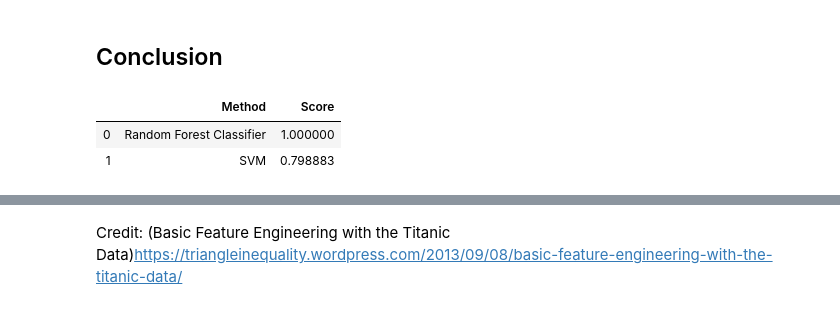
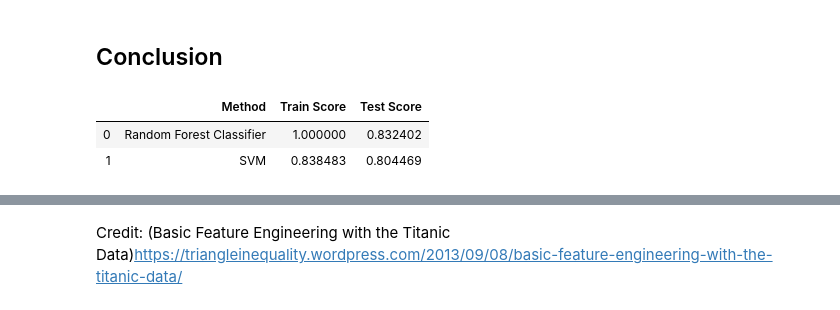
Before and after one commit to mmohseni1/Titanic_ML_Project, a Jupyter notebook: titanic_ml_project.ipynb, the cells around one changed output, grey strips where cells are left out. Cells and saved outputs as stored; diff of their text form; code cells hidden in the pictures.

```diff
--- a/titanic_ml_project.ipynb
+++ b/titanic_ml_project.ipynb
@@ -339,18 +336,24 @@ X_train_num = x_train.select_dtypes(include=[np.number])
 # numeric attributes
 num_attributes = list(X_train_num)
 
-# categorical attribute
-cat_attributes = ["Sex"]
+# categorical attributes
+cat_attributes = ["Sex","Title","Embarked"]
 
 # pipeline for the numeric attributes
 num_pipeline = Pipeline([
-        ('imputer', SimpleImputer(strategy="median")), #fill the missing values with the median value of total bed room column
+        ('imputer1', SimpleImputer(strategy="median")), #fill the missing values with the median value
         ('std_scaler', StandardScaler())
+    ])
+
+# pipeline for the categorical attributes
+cat_pipeline = Pipeline([
+        ('imputer2', SimpleImputer(strategy="most_frequent")), #fill the missing values with the most frequent (mode) value
+        ('one_hot', OneHotEncoder())
     ])
 
 full_pipeline = ColumnTransformer([
         ("num_pipeline", num_pipeline, num_attributes),
-        ("cat_pipeline", OneHotEncoder(), cat_attributes)
+        ("cat_pipeline", cat_pipeline, cat_attributes)
     ])
 
 x_train_prepared = full_pipeline.fit_transform(x_train)
@@ -380,10 +383,7 @@ def build_random_forest_classifier(x_train, y_train):
 from sklearn.metrics import accuracy_score
 
 rnd_clf_model = build_random_forest_classifier(x_train_prepared, y_train)
-
 x_train_predictions = rnd_clf_model.predict(x_train_prepared)
-
-acc_rnd = accuracy_score(y_train, x_train_predictions)
-
-print("Ans: The accuracy score on the train set is %.4f" % acc_rnd)
+acc_train_rnd = accuracy_score(y_train, x_train_predictions)
+print("Ans: The accuracy score on the train set is %.4f" % acc_train_rnd)
 # %% [output]
@@ -395,6 +395,6 @@ The training set is overfitting the training data. The reason is that Decision T
 #test
 x_test_prepared = full_pipeline.fit_transform(x_test)
 y_pred_rf = rnd_clf_model.predict(x_test_prepared)
-
-print("Ans: The accuracy score on the test set is %.4f" % accuracy_score(y_test, y_pred_rf))
+acc_test_rnd = accuracy_score(y_test, y_pred_rf)
+print("Ans: The accuracy score on the test set is %.4f" % acc_test_rnd)
 # %% [output]
@@ -435,7 +437,11 @@ grid_search.best_params_
 # %%
 best_svm_clf = LinearSVC(penalty="l1", dual=False, tol=1e-3)
 best_svm_clf.fit(x_train_prepared, y_train)
+y_pred_svm = best_svm_clf.predict(x_train_prepared)
+acc_train_svm = accuracy_score(y_train, y_pred_svm)
+print("Ans: The accuracy score on the train set is %.4f" % acc_train_svm)
+
 y_pred_svm = best_svm_clf.predict(x_test_prepared)
-acc_svm = accuracy_score(y_test, y_pred_svm)
-print('SVM accuracy: ', acc_svm)
+acc_test_svm = accuracy_score(y_test, y_pred_svm)
+print("Ans: The accuracy score on the test set is %.4f" % acc_test_svm)
 # %% [output]
@@ -481,10 +488,10 @@ df_result.to_csv(r'data/TestPredictions.csv')
 # %% [markdown]
 ## Conclusion
 # %%
-model = pd.DataFrame({'Method': ['Random Forest Classifier','SVM'], 'Score': [acc_rnd, acc_svm]})
-model.sort_values(by='Score', ascending=False)
+model = pd.DataFrame({'Method': ['Random Forest Classifier','SVM'], 'Train Score': [acc_train_rnd, acc_train_svm], 'Test Score': [acc_test_rnd, acc_test_svm]})
+model.sort_values(by='Train Score', ascending=False)
 # %% [output]
-|  | Method | Score |
-| 0 | Random Forest Classifier | 1.000000 |
-| 1 | SVM | 0.798883 |
+|  | Method | Train Score | Test Score |
+| 0 | Random Forest Classifier | 1.000000 | 0.832402 |
+| 1 | SVM | 0.838483 | 0.804469 |
 # %% [markdown]
```
Also changed, not shown: parts of 10 cells of this notebook.
